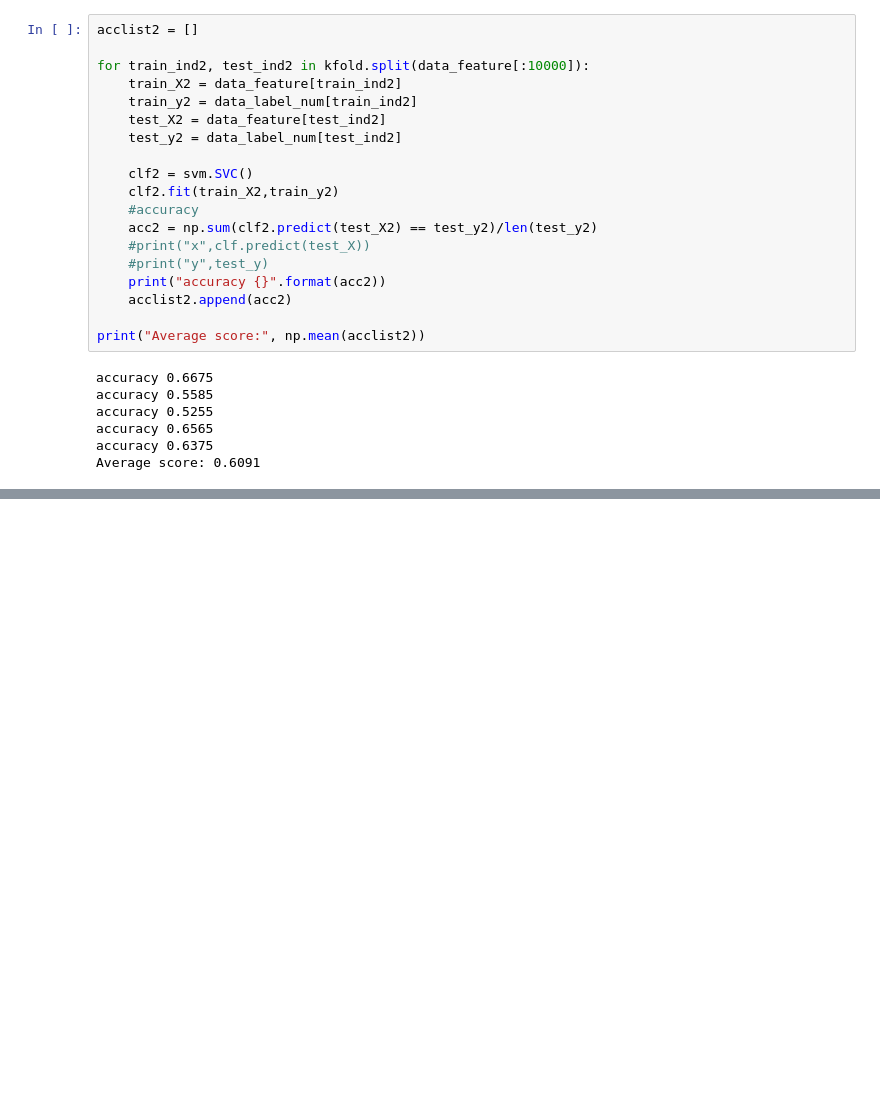
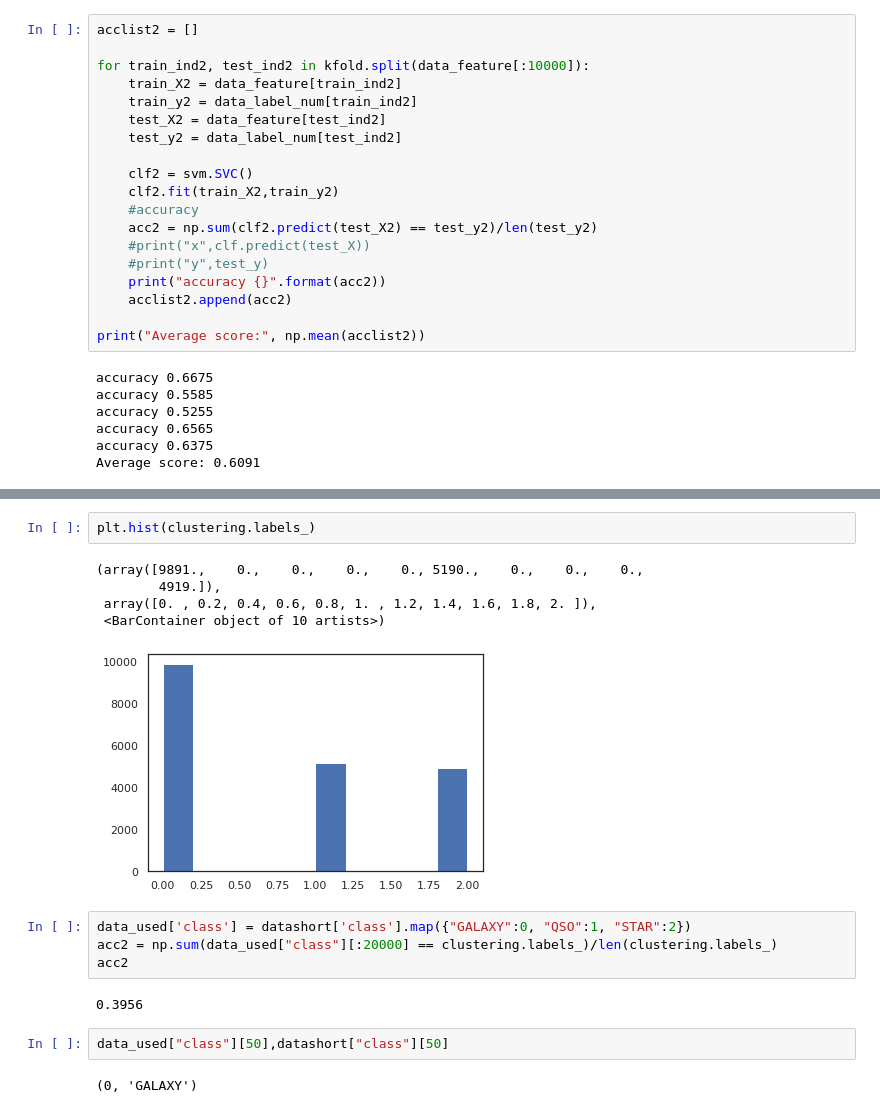
Before and after one commit to LiurongLin/IML_2022, a Jupyter notebook: A2/IML_Assignment_2.ipynb, the cells around one changed output, grey strips where cells are left out. Drawn from its saved outputs; the diff is of its cells as text; blank space fills up the shorter version.

```diff
--- a/A2/IML_Assignment_2.ipynb
+++ b/A2/IML_Assignment_2.ipynb
@@ -326,0 +341,18 @@ nclusters = len(set(clustering.labels_))
+# %%
+plt.hist(clustering.labels_)
+# %% [output]
+(array([9891.,    0.,    0.,    0.,    0., 5190.,    0.,    0.,    0.,
+        4919.]),
+ array([0. , 0.2, 0.4, 0.6, 0.8, 1. , 1.2, 1.4, 1.6, 1.8, 2. ]),
+ <BarContainer object of 10 artists>)
+[figure, added]
+# %%
+data_used['class'] = datashort['class'].map({"GALAXY":0, "QSO":1, "STAR":2})
+acc2 = np.sum(data_used["class"][:20000] == clustering.labels_)/len(clustering.labels_)
+acc2
+# %% [output]
+0.3956
+# %%
+data_used["class"][50],datashort["class"][50]
+# %% [output]
+(0, 'GALAXY')
```
Also changed, not shown: parts of 6 cells of this notebook.
